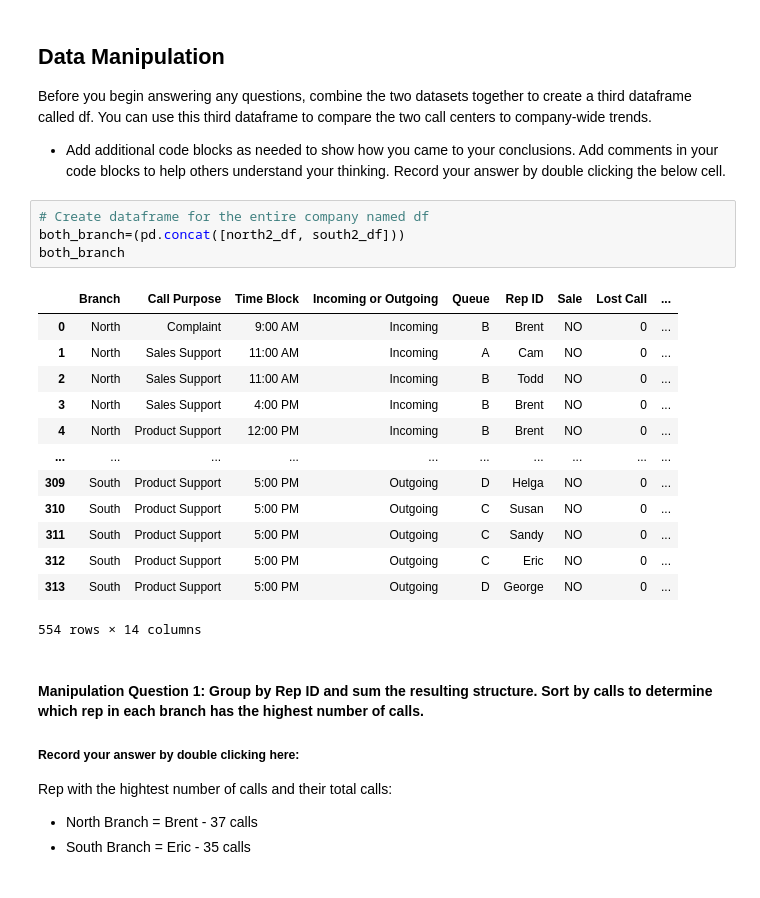
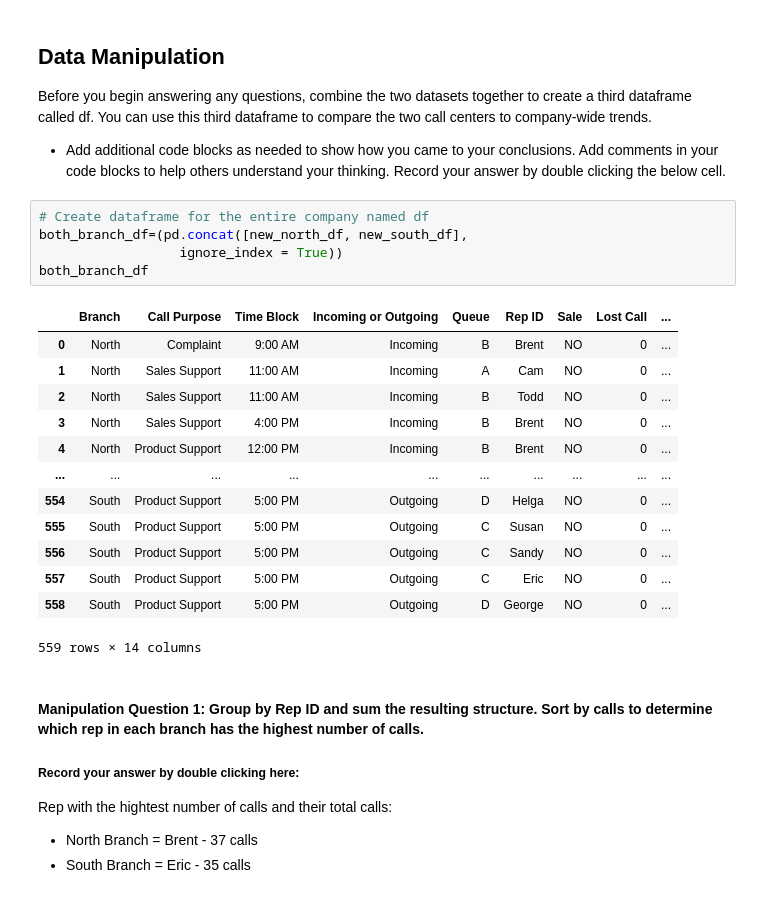
Before and after one commit to pamkellerman/call-center-cleanup-assignment, a Jupyter notebook: Call_Center_Cleanup.ipynb, the cells around one changed output. Cells and saved outputs as stored; diff of their text form.

```diff
--- a/Call_Center_Cleanup.ipynb
+++ b/Call_Center_Cleanup.ipynb
@@ -448,22 +386,23 @@ Before you begin answering any questions, combine the two datasets together to c
 * Add additional code blocks as needed to show how you came to your conclusions. Add comments in your code blocks to help others understand your thinking. Record your answer by double clicking the below cell.
 # %%
 # Create dataframe for the entire company named df
-both_branch=(pd.concat([north2_df, south2_df]))
-both_branch
+both_branch_df=(pd.concat([new_north_df, new_south_df],
+                  ignore_index = True))
+both_branch_df
 # %% [output]
 |  | Branch | Call Purpose | Time Block | Incoming or Outgoing | Queue | Rep ID | Sale | Lost Call | ... |
 | 0 | North | Complaint | 9:00 AM | Incoming | B | Brent | NO | 0 | ... |
 | 1 | North | Sales Support | 11:00 AM | Incoming | A | Cam | NO | 0 | ... |
 | 2 | North | Sales Support | 11:00 AM | Incoming | B | Todd | NO | 0 | ... |
 | 3 | North | Sales Support | 4:00 PM | Incoming | B | Brent | NO | 0 | ... |
 | 4 | North | Product Support | 12:00 PM | Incoming | B | Brent | NO | 0 | ... |
 | ... | ... | ... | ... | ... | ... | ... | ... | ... | ... |
-| 309 | South | Product Support | 5:00 PM | Outgoing | D | Helga | NO | 0 | ... |
-| 310 | South | Product Support | 5:00 PM | Outgoing | C | Susan | NO | 0 | ... |
-| 311 | South | Product Support | 5:00 PM | Outgoing | C | Sandy | NO | 0 | ... |
-| 312 | South | Product Support | 5:00 PM | Outgoing | C | Eric | NO | 0 | ... |
-| 313 | South | Product Support | 5:00 PM | Outgoing | D | George | NO | 0 | ... |
+| 554 | South | Product Support | 5:00 PM | Outgoing | D | Helga | NO | 0 | ... |
+| 555 | South | Product Support | 5:00 PM | Outgoing | C | Susan | NO | 0 | ... |
+| 556 | South | Product Support | 5:00 PM | Outgoing | C | Sandy | NO | 0 | ... |
+| 557 | South | Product Support | 5:00 PM | Outgoing | C | Eric | NO | 0 | ... |
+| 558 | South | Product Support | 5:00 PM | Outgoing | D | George | NO | 0 | ... |
-554 rows × 14 columns
+559 rows × 14 columns
 # %% [markdown]
 #### Manipulation Question 1:  Group by Rep ID and sum the resulting structure. Sort by calls to determine which rep in each branch has the highest number of calls.
 
```
Also changed, not shown: parts of 30 cells of this notebook.
